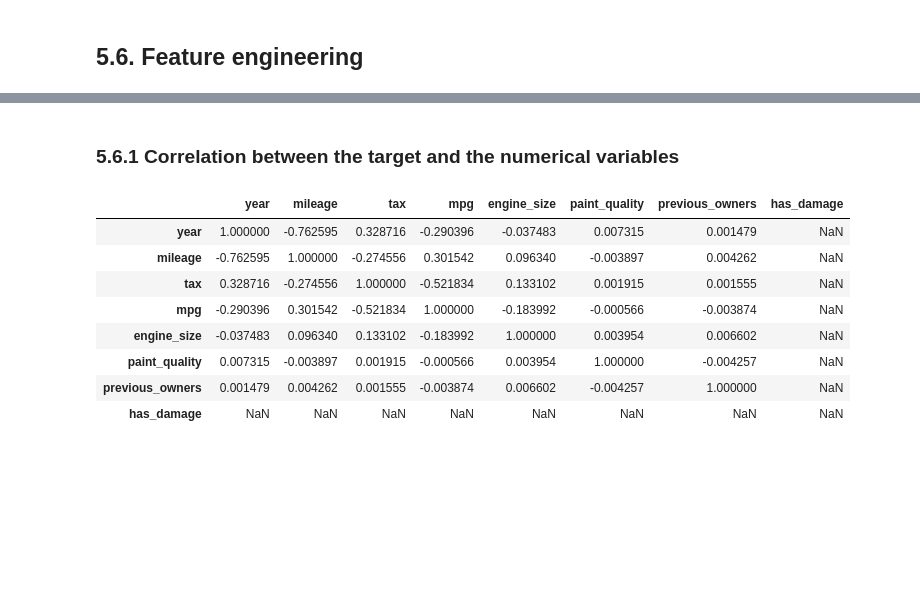
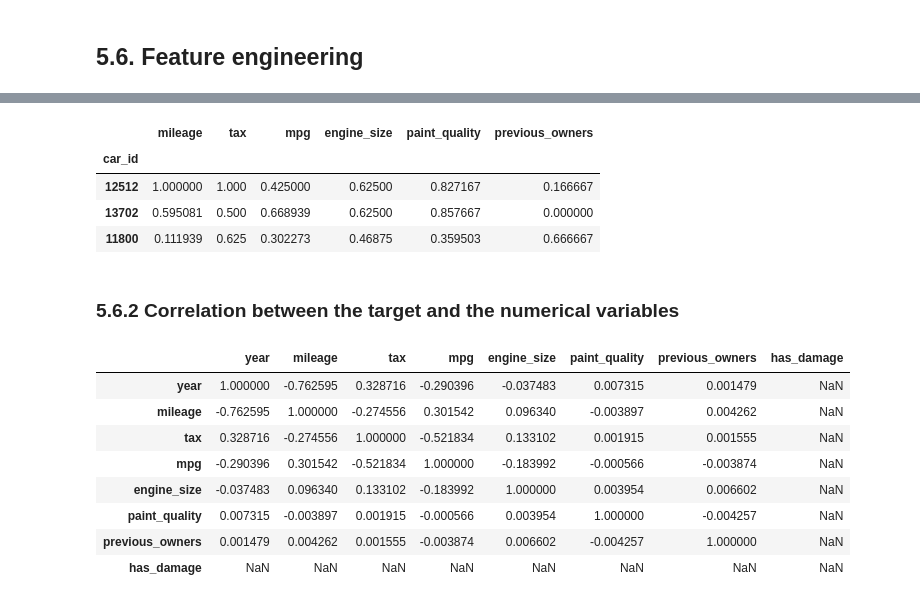
Before and after one commit to TheFriendlyTwin/Group14-Cars4You-Project, a Jupyter notebook: todo_28.10.ipynb, the cells around one changed output, grey strips where cells are left out. Saved outputs shown, nothing was run; the diff lists cells and outputs as text; code cells hidden in the pictures; blank space fills up the shorter version.

```diff
--- a/todo_28.10.ipynb
+++ b/todo_28.10.ipynb
@@ -1466,5 +1519,15 @@ dtype: int64
+# %%
+X_val_num_scaled = scaler.transform(X_val_num)
+X_val_num_scaled = pd.DataFrame(X_val_num_scaled, columns = X_val_num.columns).set_index(X_validation.index)
+X_val_num_scaled.head(3)
+# %% [output]
+|  | mileage | tax | mpg | engine_size | paint_quality | previous_owners |
+| car_id |  |  |  |  |  |  |
+| 12512 | 1.000000 | 1.000 | 0.425000 | 0.62500 | 0.827167 | 0.166667 |
+| 13702 | 0.595081 | 0.500 | 0.668939 | 0.62500 | 0.857667 | 0.000000 |
+| 11800 | 0.111939 | 0.625 | 0.302273 | 0.46875 | 0.359503 | 0.666667 |
 # %% [markdown]
-### 5.6.1 Correlation between the target and the numerical variables
+### 5.6.2 Correlation between the target and the numerical variables
 # %%
 X_train.drop(columns = ['brand', 'model', 'transmission', 'fuel_type']).corr(method = 'spearman')
 # %% [output]
```
Also changed, not shown: parts of 9 cells of this notebook.
